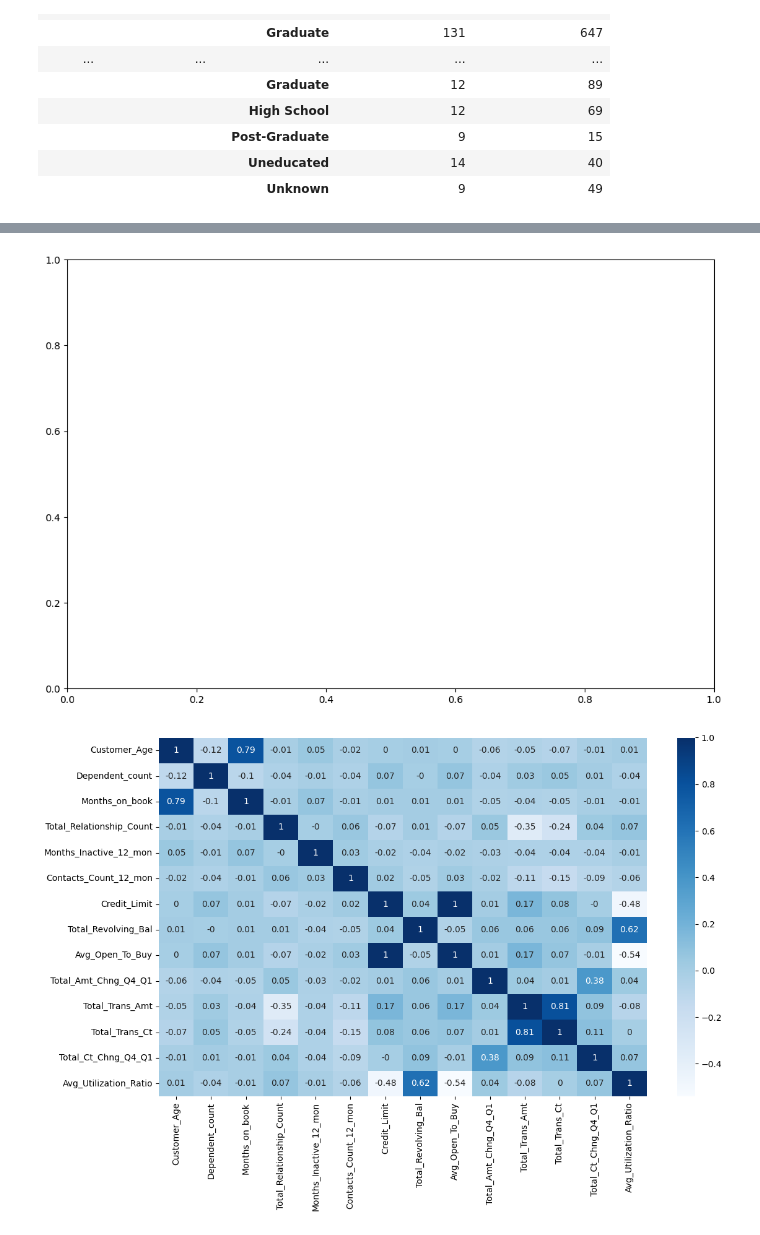
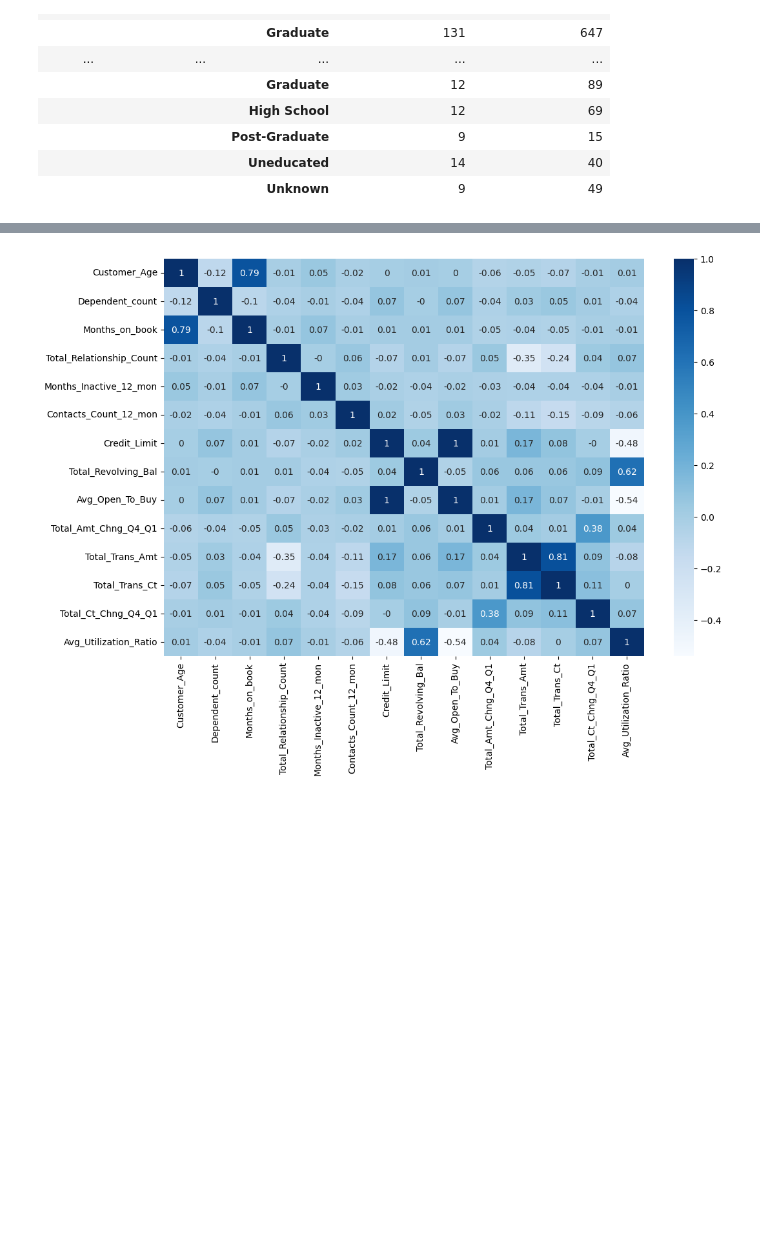
Before and after one commit to arpitsharma27/CreditCard_Segmentation, a Jupyter notebook: CreditCard_Segmentation.ipynb, the cells around one changed output, grey strips where cells are left out. Saved outputs shown, nothing was run; the diff lists cells and outputs as text; code cells hidden in the pictures; blank space fills up the shorter version.

```diff
--- a/CreditCard_Segmentation.ipynb
+++ b/CreditCard_Segmentation.ipynb
@@ -12,0 +10,6 @@ df = pd.read_csv('/content/BankChurners.csv')
+# %%
+# Download the file from GitHub
+!wget https://raw.githubusercontent.com/arpitsharma27/CreditCard_Segmentation/main/BankChurners.csv
+
+# Read the CSV file into a pandas DataFrame
+df = pd.read_csv('BankChurners.csv')
@@ -110,16 +134,16 @@ fig.show()
 # %%
 fig,ax= plt.subplots(figsize=(12,8))
 
-corr_matrix = df.drop(['CLIENTNUM', 'Attrition_Flag','Gender','Education_Level','Marital_Status','Income_Category','Card_Category'], axis=1).corr().round(2)
+df_corr=df.drop(['CLIENTNUM', 'Attrition_Flag','Gender','Education_Level','Marital_Status','Income_Category','Card_Category'],axis=1)
 
-# Set up the matplotlib figure
-fig, ax = plt.subplots(figsize=(12,8))
+
+# corr_matrix = df.drop(['CLIENTNUM', 'Attrition_Flag','Gender','Education_Level','Marital_Status','Income_Category','Card_Category'], axis=1).corr().round(2)
+corr_matrix = df_corr.corr().round(2)
 
 # Plot Heatmap
 sns.heatmap(corr_matrix, annot=True, cmap='Blues', ax=ax)
 
-plt.tight_layout()
+# plt.tight_layout()
 plt.show()
 # %% [output]
-[figure, old version]
+[figure, new version]
-[figure, removed]
```
Also changed, not shown: parts of 16 cells of this notebook.
